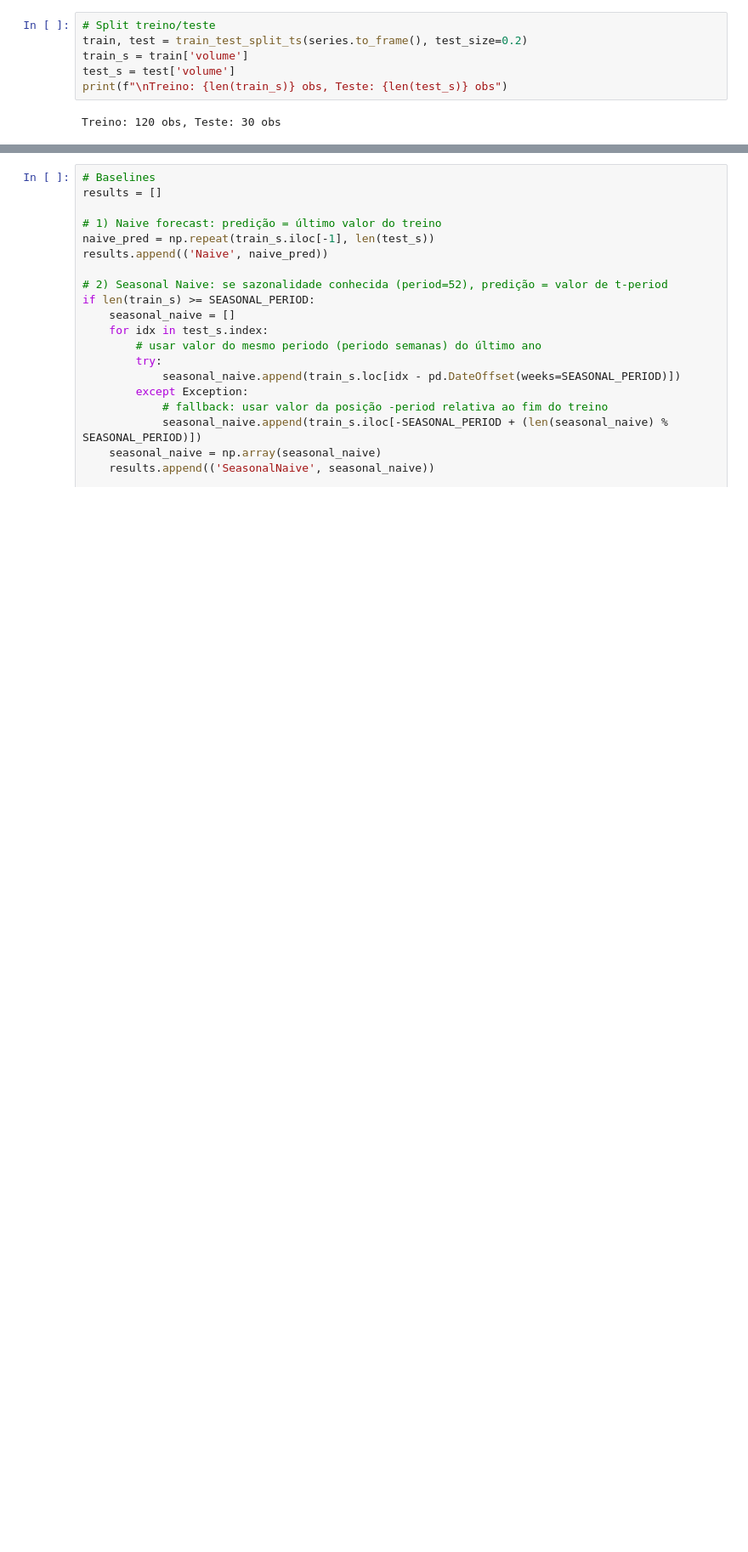
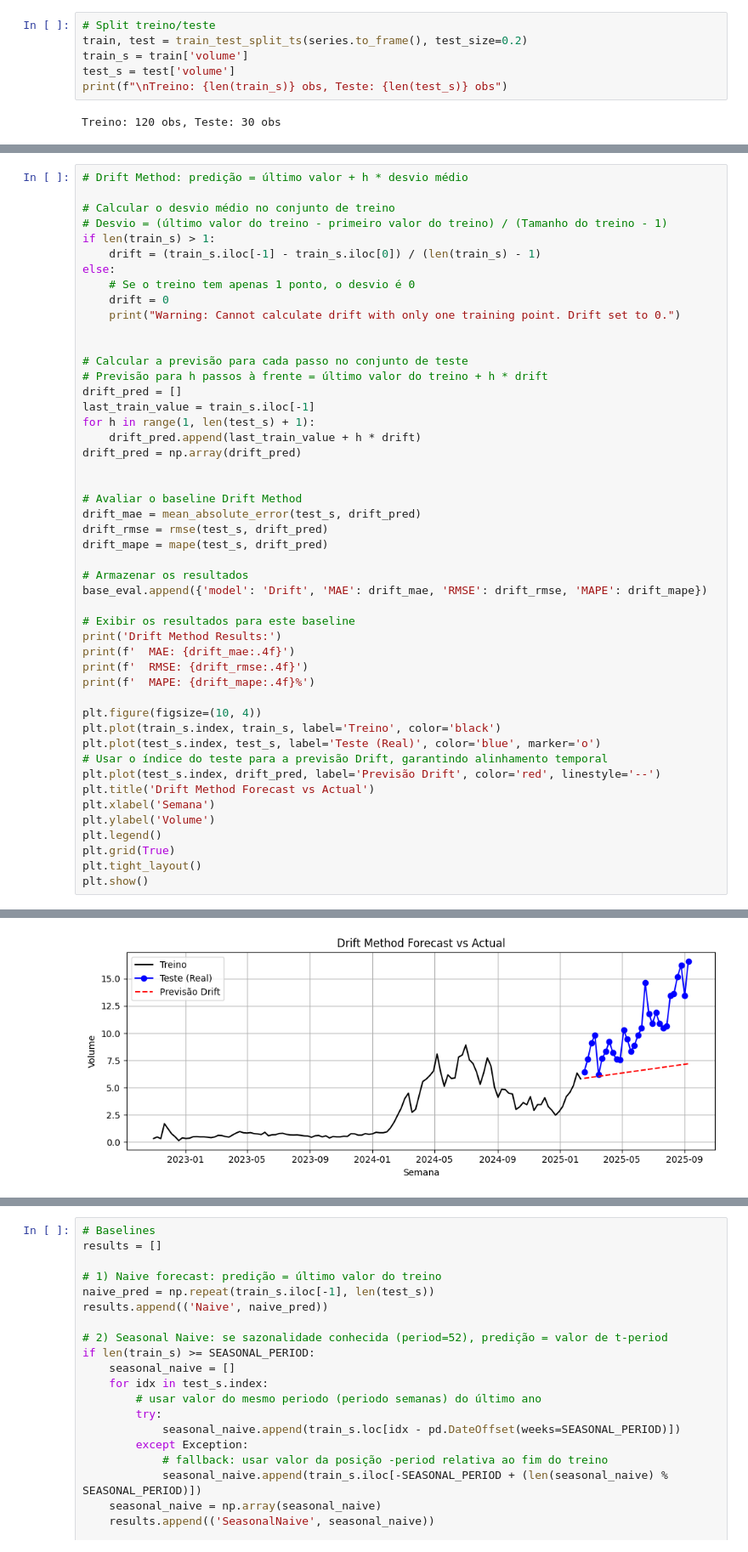
Before and after one commit to eduardammag/time-series, a Jupyter notebook: trabalho_a1.ipynb, the cells around one changed output, grey strips where cells are left out. Shown: that part at 85% size. Drawn from its saved outputs; the diff is of its cells as text; blank space fills up the shorter version.

```diff
--- a/trabalho_a1.ipynb
+++ b/trabalho_a1.ipynb
@@ -313,0 +684,49 @@ Treino: 120 obs, Teste: 30 obs
+# %%
+# Drift Method: predição = último valor + h * desvio médio
+
+# Calcular o desvio médio no conjunto de treino
+# Desvio = (último valor do treino - primeiro valor do treino) / (Tamanho do treino - 1)
+if len(train_s) > 1:
+    drift = (train_s.iloc[-1] - train_s.iloc[0]) / (len(train_s) - 1)
+else:
+    # Se o treino tem apenas 1 ponto, o desvio é 0
+    drift = 0
+    print("Warning: Cannot calculate drift with only one training point. Drift set to 0.")
+
+
+# Calcular a previsão para cada passo no conjunto de teste
+# Previsão para h passos à frente = último valor do treino + h * drift
+drift_pred = []
+last_train_value = train_s.iloc[-1]
+for h in range(1, len(test_s) + 1):
+    drift_pred.append(last_train_value + h * drift)
+drift_pred = np.array(drift_pred)
+
+
+# Avaliar o baseline Drift Method
+drift_mae = mean_absolute_error(test_s, drift_pred)
+drift_rmse = rmse(test_s, drift_pred)
+drift_mape = mape(test_s, drift_pred)
+
+# Armazenar os resultados
+base_eval.append({'model': 'Drift', 'MAE': drift_mae, 'RMSE': drift_rmse, 'MAPE': drift_mape})
+
+# Exibir os resultados para este baseline
+print('Drift Method Results:')
+print(f'  MAE: {drift_mae:.4f}')
+print(f'  RMSE: {drift_rmse:.4f}')
+print(f'  MAPE: {drift_mape:.4f}%')
+
+plt.figure(figsize=(10, 4))
+plt.plot(train_s.index, train_s, label='Treino', color='black')
+plt.plot(test_s.index, test_s, label='Teste (Real)', color='blue', marker='o')
+# Usar o índice do teste para a previsão Drift, garantindo alinhamento temporal
+plt.plot(test_s.index, drift_pred, label='Previsão Drift', color='red', linestyle='--')
+plt.title('Drift Method Forecast vs Actual')
+plt.xlabel('Semana')
+plt.ylabel('Volume')
+plt.legend()
+plt.grid(True)
+plt.tight_layout()
+plt.show()
+# %% [output]
@@ -313,0 +737 @@ Treino: 120 obs, Teste: 30 obs
+[figure, added]
```
Also changed, not shown: parts of 43 cells of this notebook, 2 other files.
